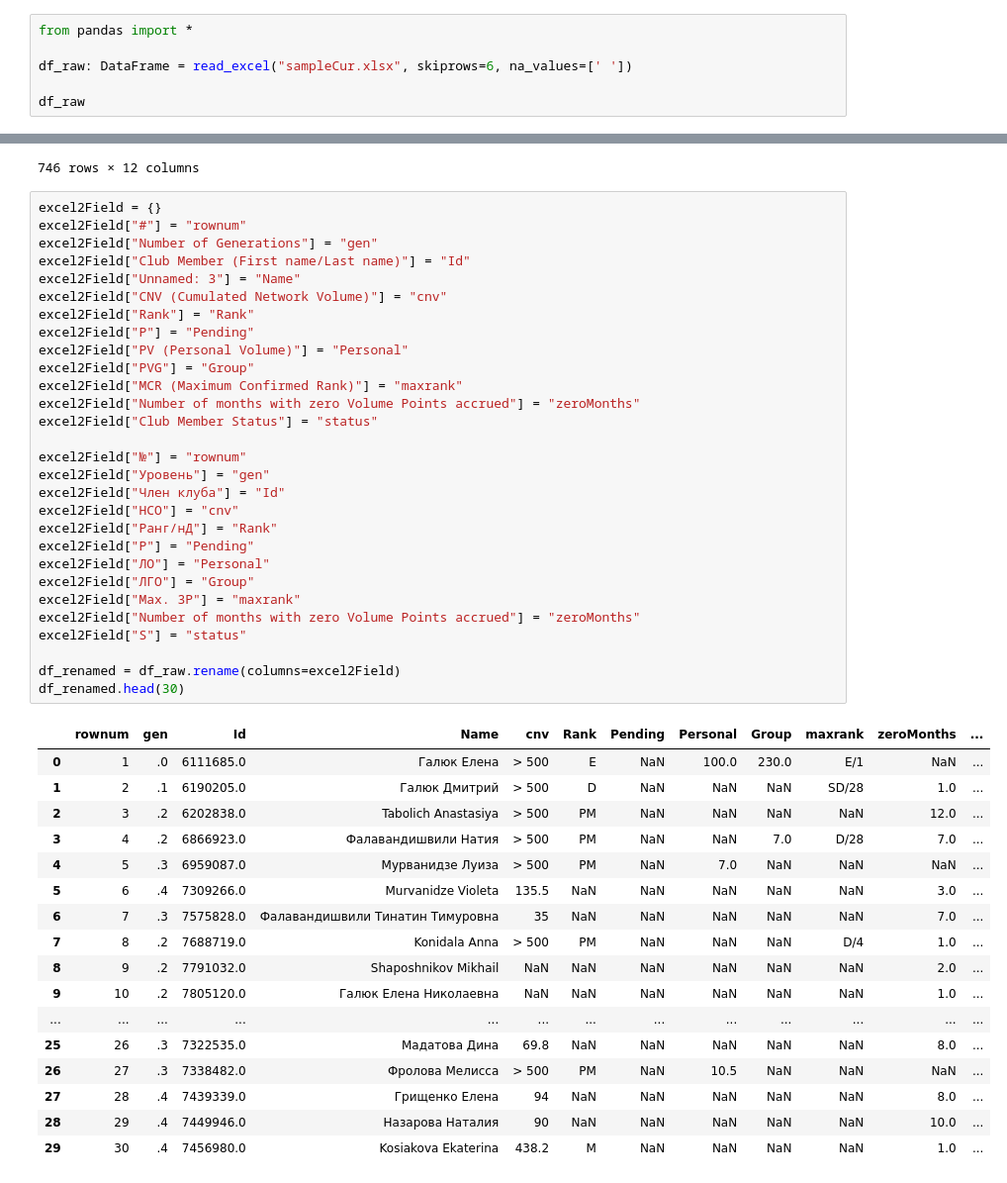
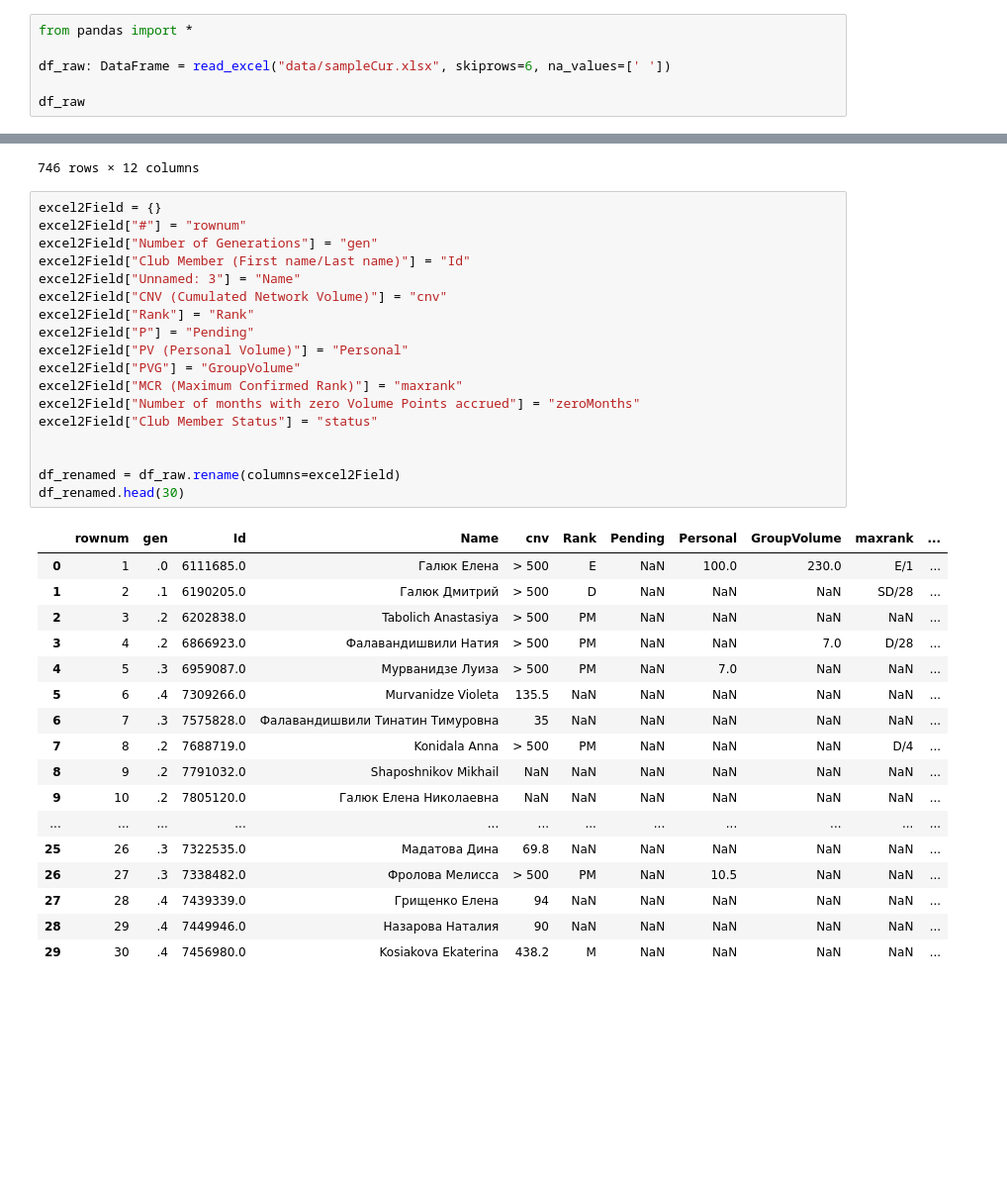
Before and after one commit to DmitryGalyuk/coralbot, a Jupyter notebook: pandas-notebook.ipynb, the cells around one changed output, grey strips where cells are left out. Shown at 99% size. Drawn from its saved outputs; the diff is of its cells as text; blank space fills up the shorter version.

```diff
--- a/pandas-notebook.ipynb
+++ b/pandas-notebook.ipynb
@@ -1,7 +1,7 @@
 # %%
 from pandas import *
 
-df_raw: DataFrame = read_excel("sampleCur.xlsx", skiprows=6, na_values=[' '])
+df_raw: DataFrame = read_excel("data/sampleCur.xlsx", skiprows=6, na_values=[' '])
 
 df_raw
 # %% [output]
@@ -21,50 +21,39 @@ df_raw
 # %%
 excel2Field = {}
 excel2Field["#"] = "rownum"
 excel2Field["Number of Generations"] = "gen"
 excel2Field["Club Member (First name/Last name)"] = "Id"
 excel2Field["Unnamed: 3"] = "Name"
 excel2Field["CNV (Cumulated Network Volume)"] = "cnv"
 excel2Field["Rank"] = "Rank"
 excel2Field["P"] = "Pending"
 excel2Field["PV (Personal Volume)"] = "Personal"
-excel2Field["PVG"] = "Group"
+excel2Field["PVG"] = "GroupVolume"
 excel2Field["MCR (Maximum Confirmed Rank)"] = "maxrank"
 excel2Field["Number of months with zero Volume Points accrued"] = "zeroMonths"
 excel2Field["Club Member Status"] = "status"
 
-excel2Field["№"] = "rownum"
-excel2Field["Уровень"] = "gen"
-excel2Field["Член клуба"] = "Id"
-excel2Field["НСО"] = "cnv"
-excel2Field["Ранг/нД"] = "Rank"
-excel2Field["P"] = "Pending"
-excel2Field["ЛО"] = "Personal"
-excel2Field["ЛГО"] = "Group"
-excel2Field["Max. 3Р"] = "maxrank"
-excel2Field["Number of months with zero Volume Points accrued"] = "zeroMonths"
-excel2Field["S"] = "status"
 
 df_renamed = df_raw.rename(columns=excel2Field)
 df_renamed.head(30)
 # %% [output]
-|  | rownum | gen | Id | Name | cnv | Rank | Pending | Personal | Group | maxrank | zeroMonths | ... |
-| 0 | 1 | .0 | 6111685.0 | Галюк Елена | > 500 | E | NaN | 100.0 | 230.0 | E/1 | NaN | ... |
-| 1 | 2 | .1 | 6190205.0 | Галюк Дмитрий | > 500 | D | NaN | NaN | NaN | SD/28 | 1.0 | ... |
-| 2 | 3 | .2 | 6202838.0 | Tabolich Anastasiya | > 500 | PM | NaN | NaN | NaN | NaN | 12.0 | ... |
-| 3 | 4 | .2 | 6866923.0 | Фалавандишвили Натия | > 500 | PM | NaN | NaN | 7.0 | D/28 | 7.0 | ... |
-| 4 | 5 | .3 | 6959087.0 | Мурванидзе Луиза | > 500 | PM | NaN | 7.0 | NaN | NaN | NaN | ... |
-| 5 | 6 | .4 | 7309266.0 | Murvanidze Violeta | 135.5 | NaN | NaN | NaN | NaN | NaN | 3.0 | ... |
-| 6 | 7 | .3 | 7575828.0 | Фалавандишвили Тинатин Тимуровна | 35 | NaN | NaN | NaN | NaN | NaN | 7.0 | ... |
-| 7 | 8 | .2 | 7688719.0 | Konidala Anna | > 500 | PM | NaN | NaN | NaN | D/4 | 1.0 | ... |
-| 8 | 9 | .2 | 7791032.0 | Shaposhnikov Mikhail | NaN | NaN | NaN | NaN | NaN | NaN | 2.0 | ... |
-| 9 | 10 | .2 | 7805120.0 | Галюк Елена Николаевна | NaN | NaN | NaN | NaN | NaN | NaN | 1.0 | ... |
-| ... | ... | ... | ... | ... | ... | ... | ... | ... | ... | ... | ... | ... |
-| 25 | 26 | .3 | 7322535.0 | Мадатова Дина | 69.8 | NaN | NaN | NaN | NaN | NaN | 8.0 | ... |
-| 26 | 27 | .3 | 7338482.0 | Фролова Мелисса | > 500 | PM | NaN | 10.5 | NaN | NaN | NaN | ... |
-| 27 | 28 | .4 | 7439339.0 | Грищенко Елена | 94 | NaN | NaN | NaN | NaN | NaN | 8.0 | ... |
-| 28 | 29 | .4 | 7449946.0 | Назарова Наталия | 90 | NaN | NaN | NaN | NaN | NaN | 10.0 | ... |
-| 29 | 30 | .4 | 7456980.0 | Kosiakova Ekaterina | 438.2 | M | NaN | NaN | NaN | NaN | 1.0 | ... |
+|  | rownum | gen | Id | Name | cnv | Rank | Pending | Personal | GroupVolume | maxrank | ... |
+| 0 | 1 | .0 | 6111685.0 | Галюк Елена | > 500 | E | NaN | 100.0 | 230.0 | E/1 | ... |
+| 1 | 2 | .1 | 6190205.0 | Галюк Дмитрий | > 500 | D | NaN | NaN | NaN | SD/28 | ... |
+| 2 | 3 | .2 | 6202838.0 | Tabolich Anastasiya | > 500 | PM | NaN | NaN | NaN | NaN | ... |
+| 3 | 4 | .2 | 6866923.0 | Фалавандишвили Натия | > 500 | PM | NaN | NaN | 7.0 | D/28 | ... |
+| 4 | 5 | .3 | 6959087.0 | Мурванидзе Луиза | > 500 | PM | NaN | 7.0 | NaN | NaN | ... |
+| 5 | 6 | .4 | 7309266.0 | Murvanidze Violeta | 135.5 | NaN | NaN | NaN | NaN | NaN | ... |
+| 6 | 7 | .3 | 7575828.0 | Фалавандишвили Тинатин Тимуровна | 35 | NaN | NaN | NaN | NaN | NaN | ... |
+| 7 | 8 | .2 | 7688719.0 | Konidala Anna | > 500 | PM | NaN | NaN | NaN | D/4 | ... |
+| 8 | 9 | .2 | 7791032.0 | Shaposhnikov Mikhail | NaN | NaN | NaN | NaN | NaN | NaN | ... |
+| 9 | 10 | .2 | 7805120.0 | Галюк Елена Николаевна | NaN | NaN | NaN | NaN | NaN | NaN | ... |
+| ... | ... | ... | ... | ... | ... | ... | ... | ... | ... | ... | ... |
+| 25 | 26 | .3 | 7322535.0 | Мадатова Дина | 69.8 | NaN | NaN | NaN | NaN | NaN | ... |
+| 26 | 27 | .3 | 7338482.0 | Фролова Мелисса | > 500 | PM | NaN | 10.5 | NaN | NaN | ... |
+| 27 | 28 | .4 | 7439339.0 | Грищенко Елена | 94 | NaN | NaN | NaN | NaN | NaN | ... |
+| 28 | 29 | .4 | 7449946.0 | Назарова Наталия | 90 | NaN | NaN | NaN | NaN | NaN | ... |
+| 29 | 30 | .4 | 7456980.0 | Kosiakova Ekaterina | 438.2 | M | NaN | NaN | NaN | NaN | ... |
 # %%
 df_neededColumns = df_renamed.drop(columns=["rownum", "cnv", "status", "maxrank", "zeroMonths"], errors="ignore")
 df_neededColumns
```
Also changed, not shown: parts of 7 cells of this notebook, 15 other files.
